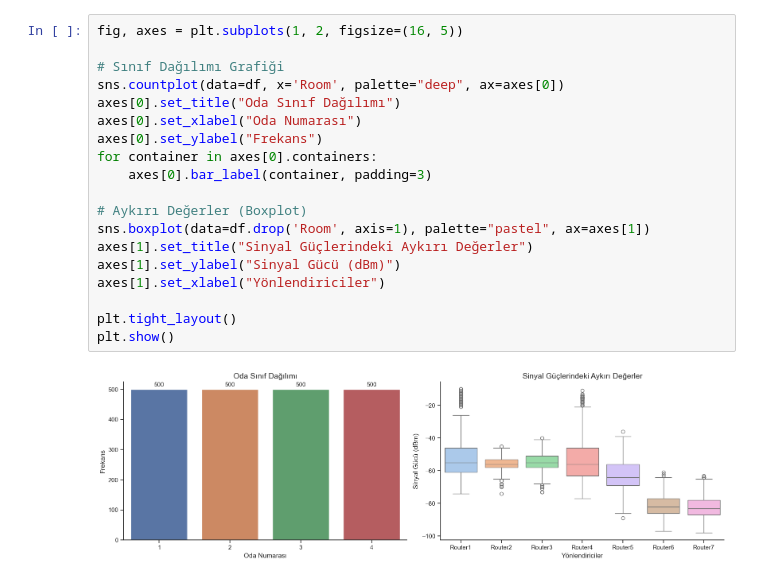
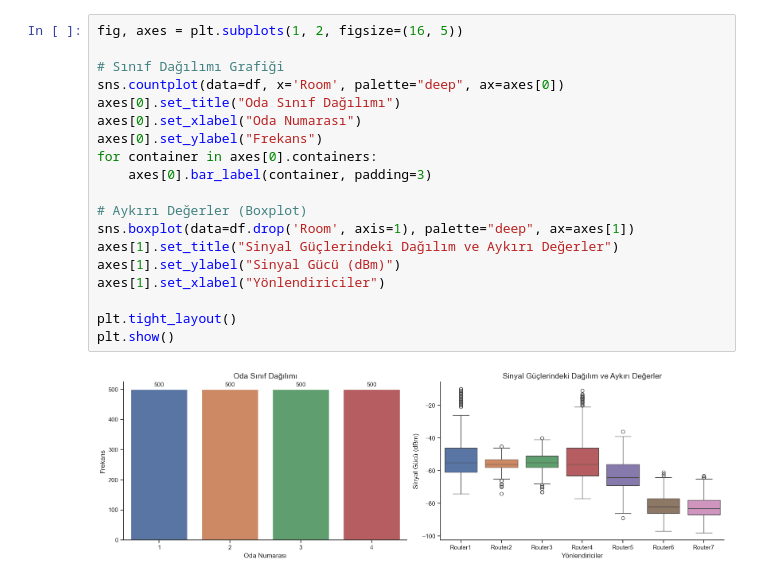
Before and after one commit to fuatefeozdemir/Wireless-Indoor-Localization, a Jupyter notebook: wifi_localization.ipynb, the cells around one changed output. Saved outputs shown, nothing was run; the diff lists cells and outputs as text.

```diff
--- a/wifi_localization.ipynb
+++ b/wifi_localization.ipynb
@@ -32,21 +57,21 @@ df = pd.read_csv('wifi_localization.txt', sep='\t', names=columns)
 # %%
 fig, axes = plt.subplots(1, 2, figsize=(16, 5))
 
 # Sınıf Dağılımı Grafiği
 sns.countplot(data=df, x='Room', palette="deep", ax=axes[0])
 axes[0].set_title("Oda Sınıf Dağılımı")
 axes[0].set_xlabel("Oda Numarası")
 axes[0].set_ylabel("Frekans")
 for container in axes[0].containers:
     axes[0].bar_label(container, padding=3)
 
 # Aykırı Değerler (Boxplot)
-sns.boxplot(data=df.drop('Room', axis=1), palette="pastel", ax=axes[1])
-axes[1].set_title("Sinyal Güçlerindeki Aykırı Değerler")
+sns.boxplot(data=df.drop('Room', axis=1), palette="deep", ax=axes[1])
+axes[1].set_title("Sinyal Güçlerindeki Dağılım ve Aykırı Değerler")
 axes[1].set_ylabel("Sinyal Gücü (dBm)")
 axes[1].set_xlabel("Yönlendiriciler")
 
 plt.tight_layout()
 plt.show()
 # %% [output]
-[figure, old version]
+[figure, new version]
```
Also changed, not shown: parts of 15 cells of this notebook.
